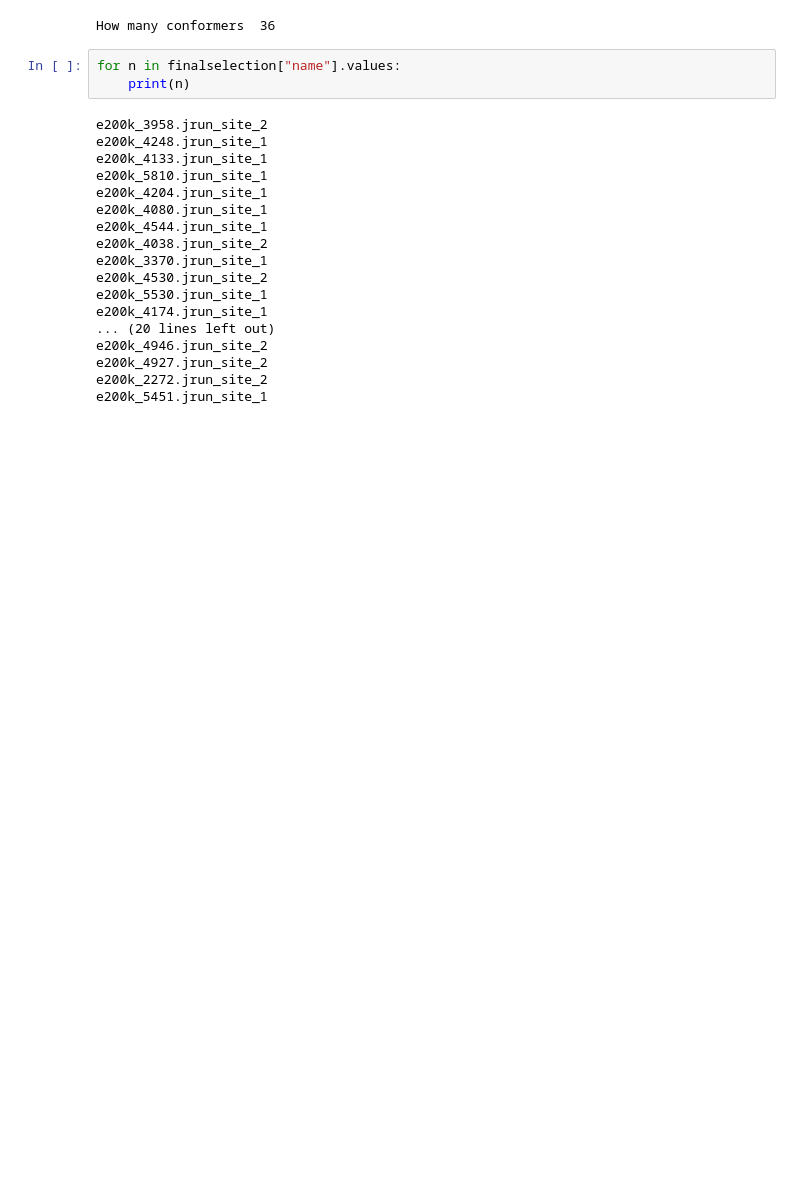
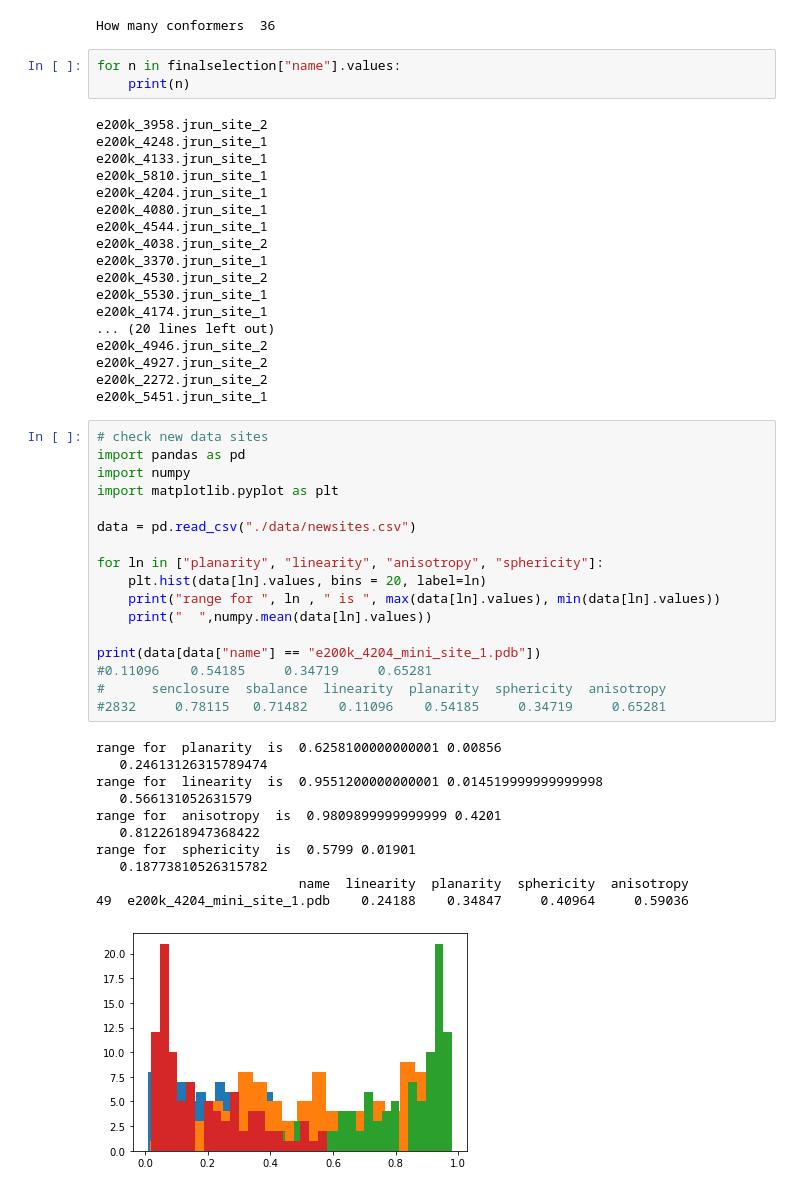
Before and after one commit to lstorchi/scantrj, a Jupyter notebook: checkdata.ipynb, the cells around one changed output. Saved outputs shown, nothing was run; the diff lists cells and outputs as text; blank space fills up the shorter version.

```diff
--- a/checkdata.ipynb
+++ b/checkdata.ipynb
@@ -251,3 +253,32 @@ e200k_4946.jrun_site_2
 e200k_4927.jrun_site_2
 e200k_2272.jrun_site_2
 e200k_5451.jrun_site_1
+# %%
+# check new data sites
+import pandas as pd
+import numpy
+import matplotlib.pyplot as plt
+
+data = pd.read_csv("./data/newsites.csv")
+
+for ln in ["planarity", "linearity", "anisotropy", "sphericity"]:
+    plt.hist(data[ln].values, bins = 20, label=ln)
+    print("range for ", ln , " is ", max(data[ln].values), min(data[ln].values))
+    print("  ",numpy.mean(data[ln].values))
+
+print(data[data["name"] == "e200k_4204_mini_site_1.pdb"])
+#0.11096    0.54185     0.34719     0.65281
+#      senclosure  sbalance  linearity  planarity  sphericity  anisotropy
+#2832     0.78115   0.71482    0.11096    0.54185     0.34719     0.65281
+# %% [output]
+range for  planarity  is  0.6258100000000001 0.00856
+   0.24613126315789474
+range for  linearity  is  0.9551200000000001 0.014519999999999998
+   0.566131052631579
+range for  anisotropy  is  0.9809899999999999 0.4201
+   0.8122618947368422
+range for  sphericity  is  0.5799 0.01901
+   0.18773810526315782
+                          name  linearity  planarity  sphericity  anisotropy
+49  e200k_4204_mini_site_1.pdb    0.24188    0.34847     0.40964     0.59036
+[figure, added]
```
Also changed, not shown: parts of 1 cell of this notebook, 1 other file.
